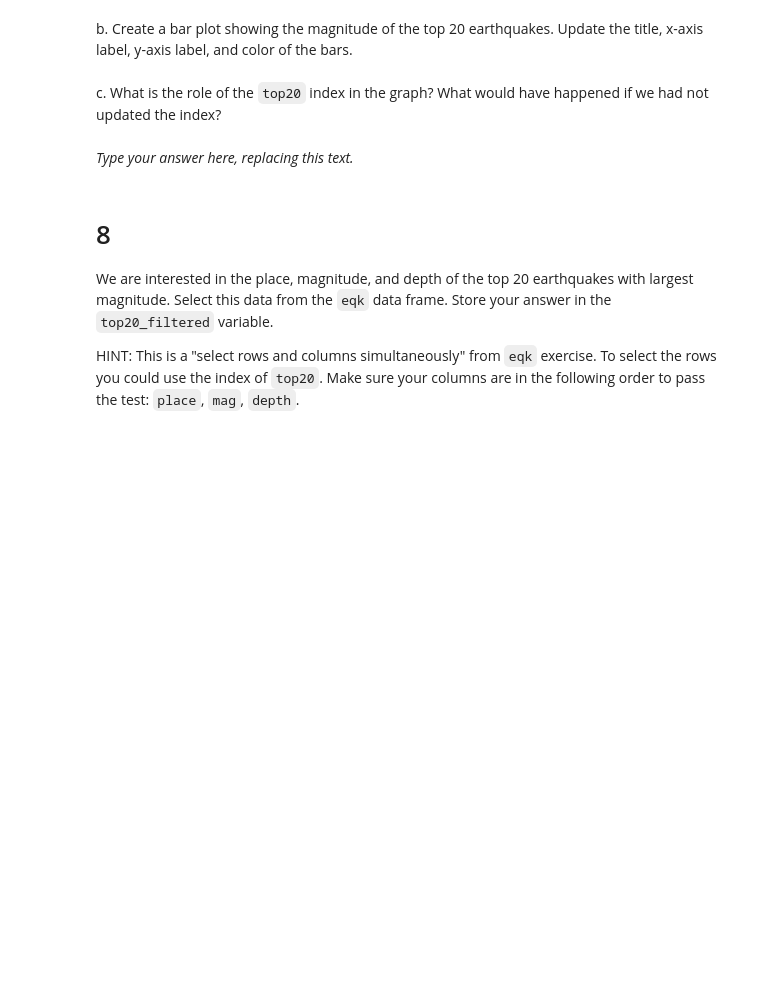
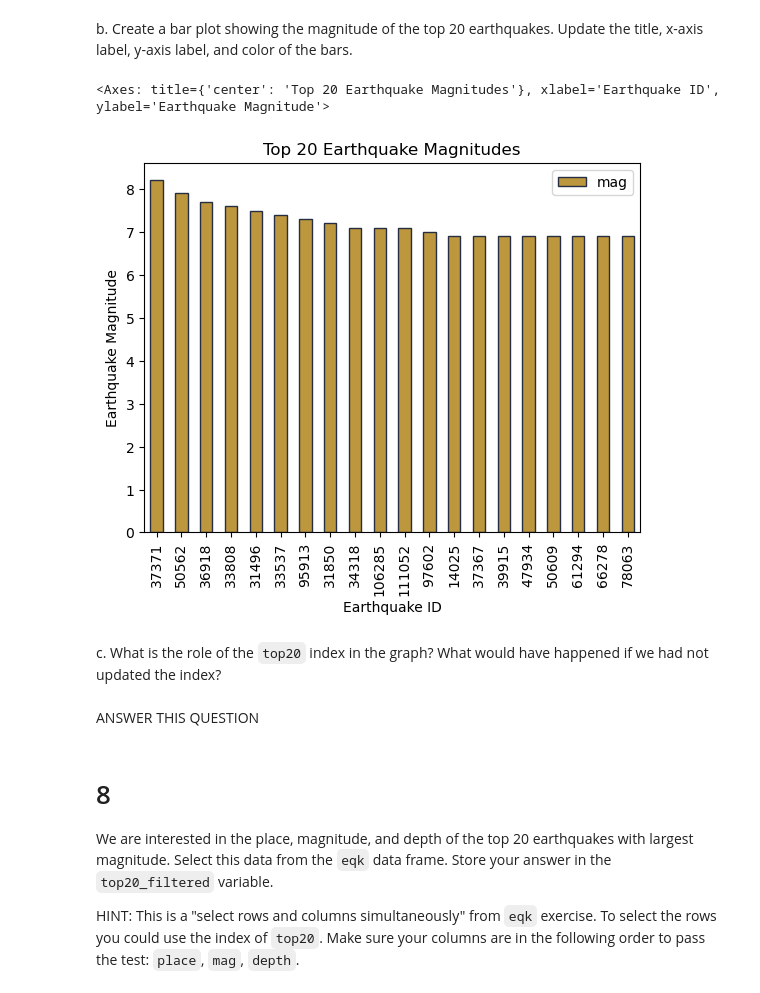
Before and after one commit to roshananair/eds220-hwk1, a Jupyter notebook: task3/hwk1-task3-earthquakes.ipynb, the cells around one changed output. Saved outputs shown, nothing was run; the diff lists cells and outputs as text; code cells hidden in the pictures; blank space fills up the shorter version.

```diff
--- a/task3/hwk1-task3-earthquakes.ipynb
+++ b/task3/hwk1-task3-earthquakes.ipynb
@@ -181,3 +255,6 @@ top20 = ...
+# %%
+# Selecting earthquake ids and magnitudes of the quakes with the 20 largest magnitudes
+top20 = eqk.nlargest(n = 20,  keep = 'first', columns = 'mag')[['id', 'mag']]
 # %%
 # View the dataframe
 top20
@@ -187,14 +300,19 @@ grader.check("q7_a")
 <!-- BEGIN QUESTION -->
 
 b. Create a bar plot showing the magnitude of the top 20 earthquakes. Update the title, x-axis label, y-axis label, and color of the bars.
+# %%
+top20.plot(kind = 'bar', x = 'id', y = 'mag', title = 'Top 20 Earthquake Magnitudes', color = '#BD973D', edgecolor = '#262E43', xlabel = 'Earthquake ID', ylabel = 'Earthquake Magnitude')
+# %% [output]
+<Axes: title={'center': 'Top 20 Earthquake Magnitudes'}, xlabel='Earthquake ID', ylabel='Earthquake Magnitude'>
+[figure, added]
 # %% [markdown]
 <!-- END QUESTION -->
 
 <!-- BEGIN QUESTION -->
 
 c. What is the role of the `top20` index in the graph? What would have happened if we had not updated the index?
-# %% [markdown]
-_Type your answer here, replacing this text._
+# %% [markdown]
+ANSWER THIS QUESTION
 # %% [markdown]
 <!-- END QUESTION -->
 
```
Also changed, not shown: parts of 20 cells of this notebook.
